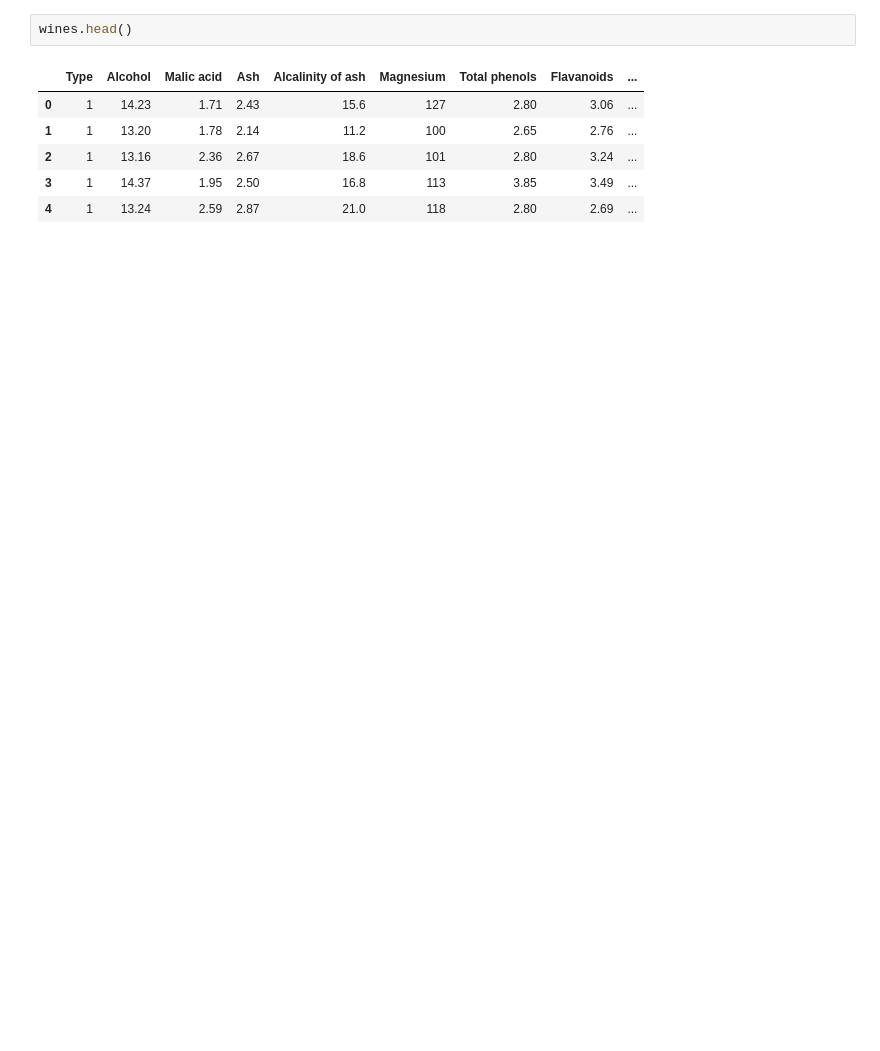
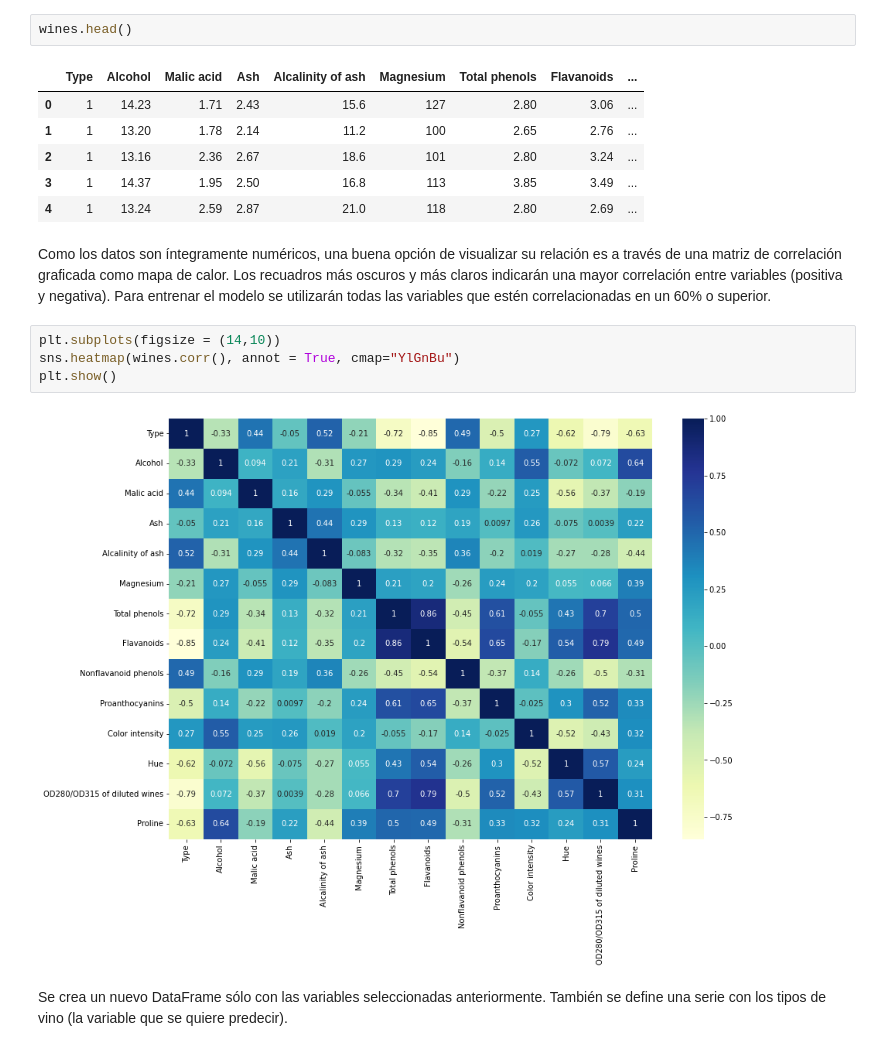
Before and after one commit to maticlein/lab01_naive_bayes, a Jupyter notebook: naive_bayes.ipynb, the cells around one changed output. Cells and saved outputs as stored; diff of their text form; blank space fills up the shorter version.

```diff
--- a/naive_bayes.ipynb
+++ b/naive_bayes.ipynb
@@ -32,3 +74,13 @@ wines.head()
 | 2 | 1 | 13.16 | 2.36 | 2.67 | 18.6 | 101 | 2.80 | 3.24 | ... |
 | 3 | 1 | 14.37 | 1.95 | 2.50 | 16.8 | 113 | 3.85 | 3.49 | ... |
 | 4 | 1 | 13.24 | 2.59 | 2.87 | 21.0 | 118 | 2.80 | 2.69 | ... |
+# %% [markdown]
+Como los datos son íntegramente numéricos, una buena opción de visualizar su relación es a través de una matriz de correlación graficada como mapa de calor. Los recuadros más oscuros y más claros indicarán una mayor correlación entre variables (positiva y negativa). Para entrenar el modelo se utilizarán todas las variables que estén correlacionadas en un 60% o superior.
+# %%
+plt.subplots(figsize = (14,10))
+sns.heatmap(wines.corr(), annot = True, cmap="YlGnBu")
+plt.show()
+# %% [output]
+[figure, added]
+# %% [markdown]
+Se crea un nuevo DataFrame sólo con las variables seleccionadas anteriormente. También se define una serie con los tipos de vino (la variable que se quiere predecir).
```
Also changed, not shown: parts of 18 cells of this notebook.
